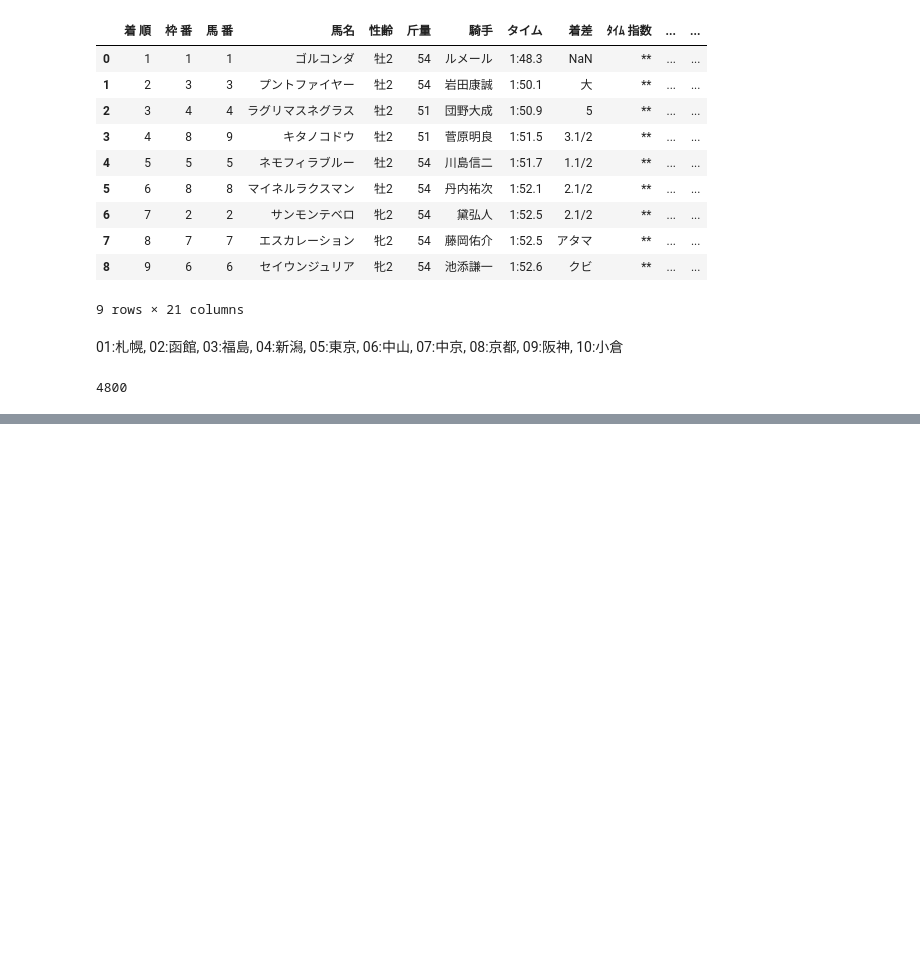
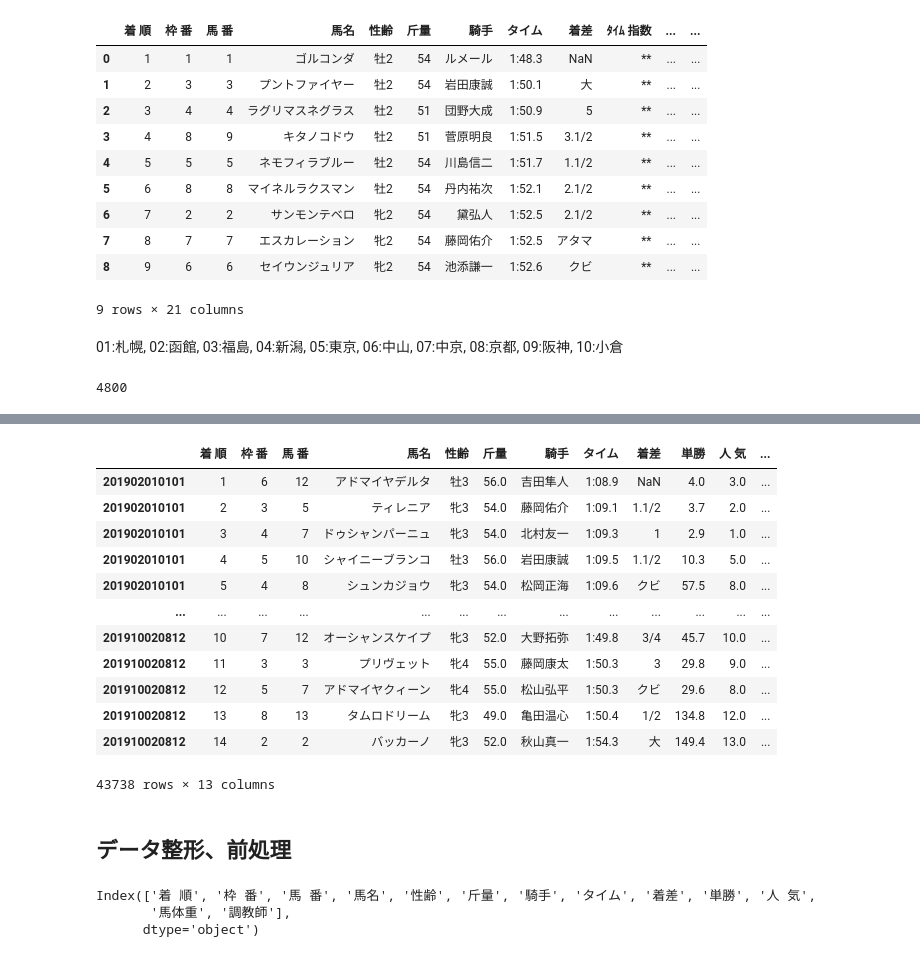
Before and after one commit to nasu105/racing_tip_practice, a Jupyter notebook: practice01.ipynb, the cells around one changed output, grey strips where cells are left out. Cells and saved outputs as stored; diff of their text form; code cells hidden in the pictures; blank space fills up the shorter version.

```diff
--- a/practice01.ipynb
+++ b/practice01.ipynb
@@ -93,0 +80,26 @@ results.to_pickle('results.pickle')
+# %%
+results = pd.read_pickle('results.pickle')
+# %%
+results
+# %% [output]
+|  | 着 順 | 枠 番 | 馬 番 | 馬名 | 性齢 | 斤量 | 騎手 | タイム | 着差 | 単勝 | 人 気 | ... |
+| 201902010101 | 1 | 6 | 12 | アドマイヤデルタ | 牡3 | 56.0 | 吉田隼人 | 1:08.9 | NaN | 4.0 | 3.0 | ... |
+| 201902010101 | 2 | 3 | 5 | ティレニア | 牝3 | 54.0 | 藤岡佑介 | 1:09.1 | 1.1/2 | 3.7 | 2.0 | ... |
+| 201902010101 | 3 | 4 | 7 | ドゥシャンパーニュ | 牝3 | 54.0 | 北村友一 | 1:09.3 | 1 | 2.9 | 1.0 | ... |
+| 201902010101 | 4 | 5 | 10 | シャイニーブランコ | 牡3 | 56.0 | 岩田康誠 | 1:09.5 | 1.1/2 | 10.3 | 5.0 | ... |
+| 201902010101 | 5 | 4 | 8 | シュンカジョウ | 牝3 | 54.0 | 松岡正海 | 1:09.6 | クビ | 57.5 | 8.0 | ... |
+| ... | ... | ... | ... | ... | ... | ... | ... | ... | ... | ... | ... | ... |
+| 201910020812 | 10 | 7 | 12 | オーシャンスケイプ | 牝3 | 52.0 | 大野拓弥 | 1:49.8 | 3/4 | 45.7 | 10.0 | ... |
+| 201910020812 | 11 | 3 | 3 | プリヴェット | 牝4 | 55.0 | 藤岡康太 | 1:50.3 | 3 | 29.8 | 9.0 | ... |
+| 201910020812 | 12 | 5 | 7 | アドマイヤクィーン | 牝4 | 55.0 | 松山弘平 | 1:50.3 | クビ | 29.6 | 8.0 | ... |
+| 201910020812 | 13 | 8 | 13 | タムロドリーム | 牝3 | 49.0 | 亀田温心 | 1:50.4 | 1/2 | 134.8 | 12.0 | ... |
+| 201910020812 | 14 | 2 | 2 | バッカーノ | 牝3 | 52.0 | 秋山真一 | 1:54.3 | 大 | 149.4 | 13.0 | ... |
+43738 rows × 13 columns
+# %% [markdown]
+## データ整形、前処理
+# %%
+print(results.columns)
+# %% [output]
+Index(['着 順', '枠 番', '馬 番', '馬名', '性齢', '斤量', '騎手', 'タイム', '着差', '単勝', '人 気',
+       '馬体重', '調教師'],
+      dtype='object')
```
Also changed, not shown: parts of 22 cells of this notebook, 1 other file.
